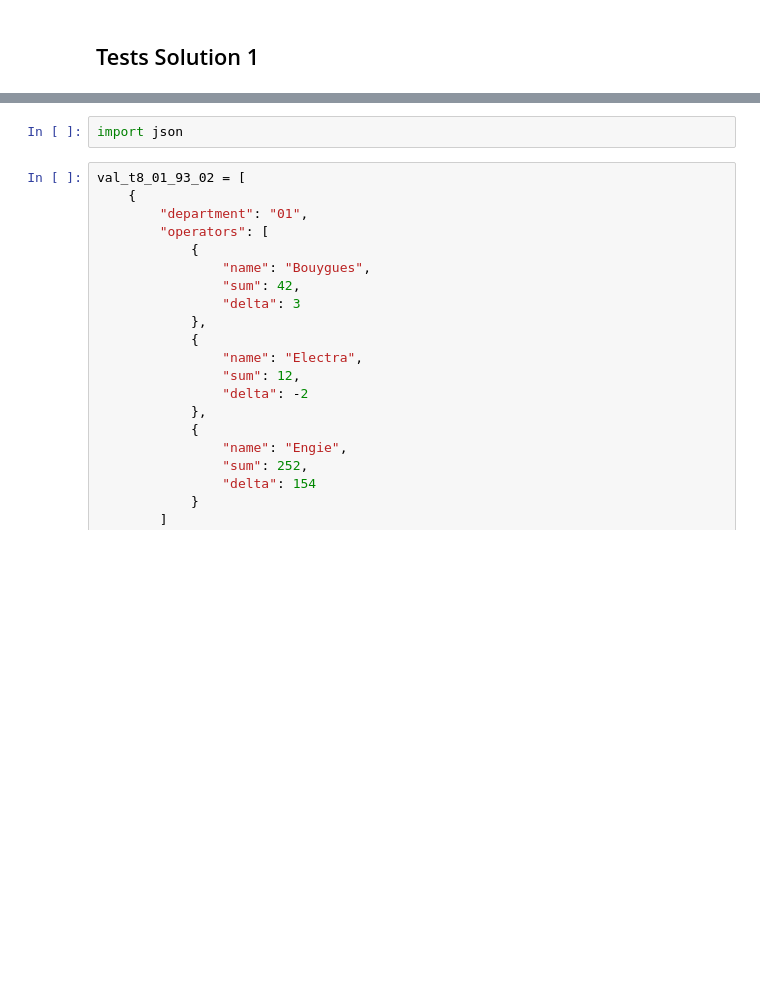
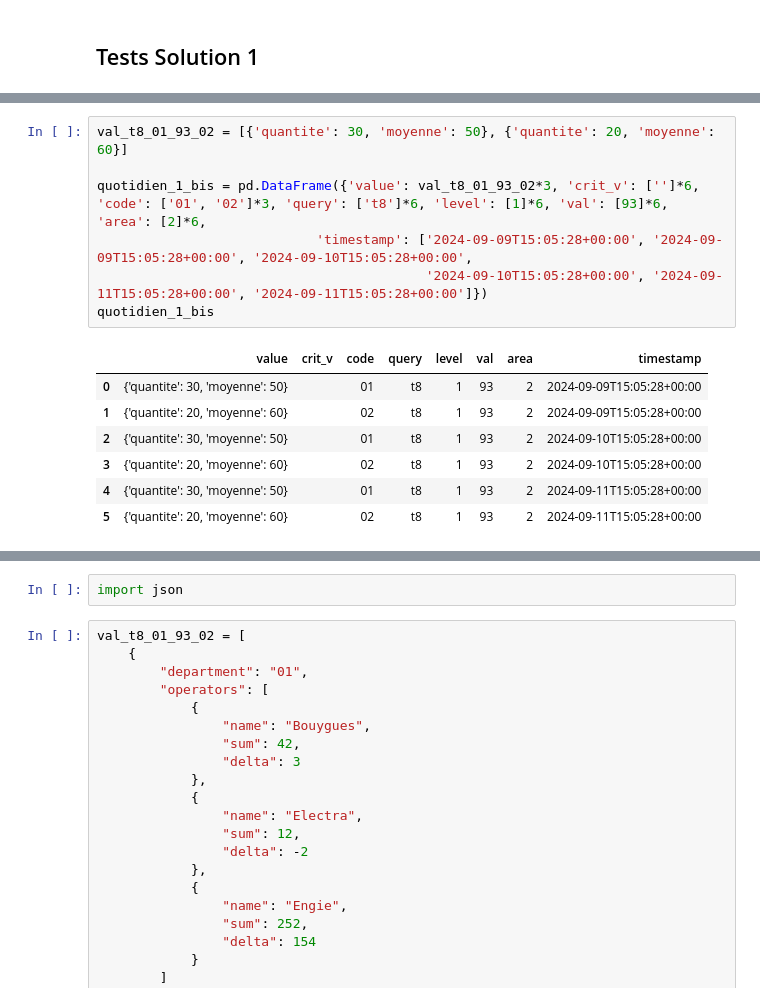
Before and after one commit to loco-philippe/IRVE, a Jupyter notebook: _sources/files/tests_historisation.ipynb, the cells around one changed output, grey strips where cells are left out. Cells and saved outputs as stored; diff of their text form; blank space fills up the shorter version.

```diff
--- a/_sources/files/tests_historisation.ipynb
+++ b/_sources/files/tests_historisation.ipynb
@@ -127,0 +135,15 @@ t1_m_02_75
+# %%
+val_t8_01_93_02 = [{'quantite': 30, 'moyenne': 50}, {'quantite': 20, 'moyenne': 60}]
+
+quotidien_1_bis = pd.DataFrame({'value': val_t8_01_93_02*3, 'crit_v': ['']*6, 'code': ['01', '02']*3, 'query': ['t8']*6, 'level': [1]*6, 'val': [93]*6, 'area': [2]*6,
+                            'timestamp': ['2024-09-09T15:05:28+00:00', '2024-09-09T15:05:28+00:00', '2024-09-10T15:05:28+00:00',
+                                          '2024-09-10T15:05:28+00:00', '2024-09-11T15:05:28+00:00', '2024-09-11T15:05:28+00:00']})
+quotidien_1_bis
+# %% [output]
+|  | value | crit_v | code | query | level | val | area | timestamp |
+| 0 | {'quantite': 30, 'moyenne': 50} |  | 01 | t8 | 1 | 93 | 2 | 2024-09-09T15:05:28+00:00 |
+| 1 | {'quantite': 20, 'moyenne': 60} |  | 02 | t8 | 1 | 93 | 2 | 2024-09-09T15:05:28+00:00 |
+| 2 | {'quantite': 30, 'moyenne': 50} |  | 01 | t8 | 1 | 93 | 2 | 2024-09-10T15:05:28+00:00 |
+| 3 | {'quantite': 20, 'moyenne': 60} |  | 02 | t8 | 1 | 93 | 2 | 2024-09-10T15:05:28+00:00 |
+| 4 | {'quantite': 30, 'moyenne': 50} |  | 01 | t8 | 1 | 93 | 2 | 2024-09-11T15:05:28+00:00 |
+| 5 | {'quantite': 20, 'moyenne': 60} |  | 02 | t8 | 1 | 93 | 2 | 2024-09-11T15:05:28+00:00 |
```
Also changed, not shown: parts of 17 cells of this notebook, 7 other files.
